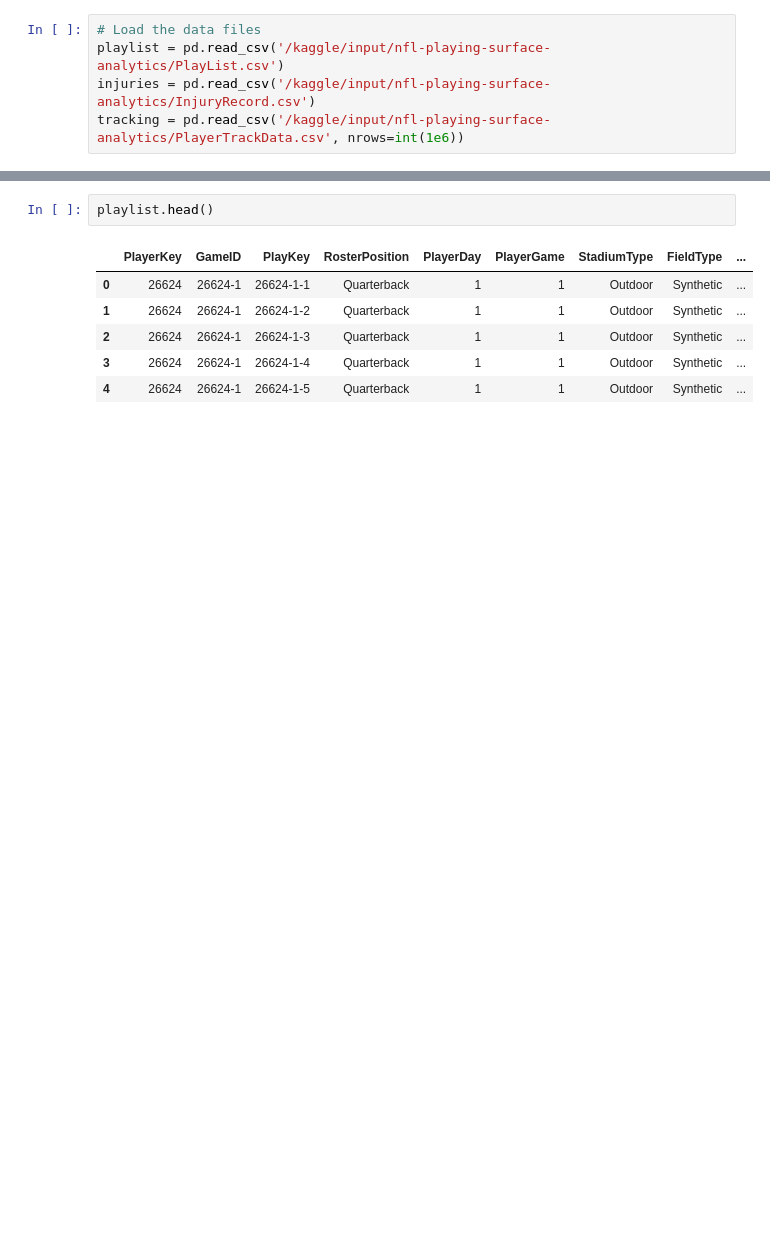
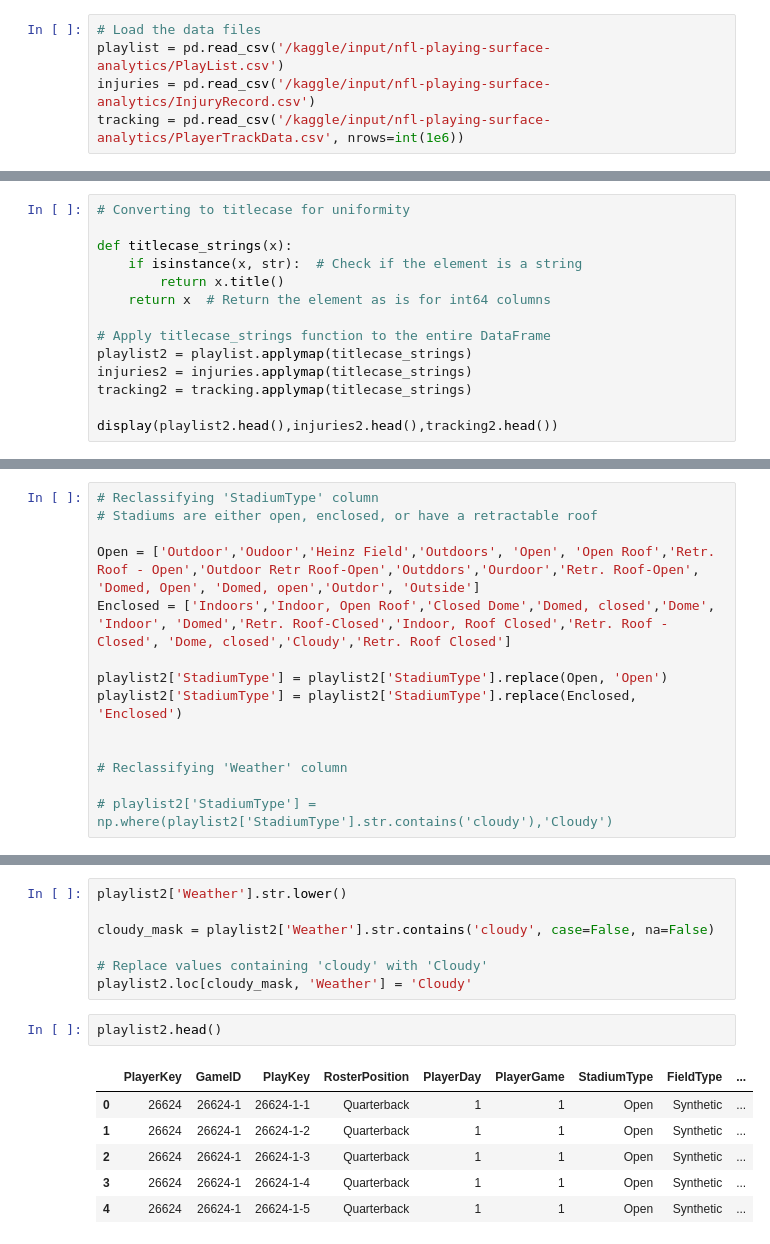
Before and after one commit to Khushir474/NFL-Injury-Investigation, a Jupyter notebook: nfl-injury-investigation.ipynb, the cells around one changed output, grey strips where cells are left out. Saved outputs shown, nothing was run; the diff lists cells and outputs as text; blank space fills up the shorter version.

Commit message:
Reclassification of 'StadiumType' and 'Weather' values in the playlist2 dataframe

```diff
--- a/nfl-injury-investigation.ipynb
+++ b/nfl-injury-investigation.ipynb
@@ -27,0 +43,14 @@ tracking = pd.read_csv('/kaggle/input/nfl-playing-surface-analytics/PlayerTrackD
+# %%
+# Converting to titlecase for uniformity
+
+def titlecase_strings(x):
+    if isinstance(x, str):  # Check if the element is a string
+        return x.title()
+    return x  # Return the element as is for int64 columns
+
+# Apply titlecase_strings function to the entire DataFrame
+playlist2 = playlist.applymap(titlecase_strings)
+injuries2 = injuries.applymap(titlecase_strings)
+tracking2 = tracking.applymap(titlecase_strings)
+
+display(playlist2.head(),injuries2.head(),tracking2.head())
@@ -27,0 +212,14 @@ tracking = pd.read_csv('/kaggle/input/nfl-playing-surface-analytics/PlayerTrackD
+# %%
+# Reclassifying 'StadiumType' column
+# Stadiums are either open, enclosed, or have a retractable roof
+
+Open = ['Outdoor','Oudoor','Heinz Field','Outdoors', 'Open', 'Open Roof','Retr. Roof - Open','Outdoor Retr Roof-Open','Outddors','Ourdoor','Retr. Roof-Open', 'Domed, Open', 'Domed, open','Outdor', 'Outside']
+Enclosed = ['Indoors','Indoor, Open Roof','Closed Dome','Domed, closed','Dome', 'Indoor', 'Domed','Retr. Roof-Closed','Indoor, Roof Closed','Retr. Roof - Closed', 'Dome, closed','Cloudy','Retr. Roof Closed']
+
+playlist2['StadiumType'] = playlist2['StadiumType'].replace(Open, 'Open')
+playlist2['StadiumType'] = playlist2['StadiumType'].replace(Enclosed, 'Enclosed')
+
+
+# Reclassifying 'Weather' column
+
+# playlist2['StadiumType'] = np.where(playlist2['StadiumType'].str.contains('cloudy'),'Cloudy')
@@ -28,9 +265,16 @@ tracking = pd.read_csv('/kaggle/input/nfl-playing-surface-analytics/PlayerTrackD
+# %%
+playlist2['Weather'].str.lower()
+
+cloudy_mask = playlist2['Weather'].str.contains('cloudy', case=False, na=False)
+
+# Replace values containing 'cloudy' with 'Cloudy'
+playlist2.loc[cloudy_mask, 'Weather'] = 'Cloudy'
 # %%
-playlist.head()
+playlist2.head()
 # %% [output]
 |  | PlayerKey | GameID | PlayKey | RosterPosition | PlayerDay | PlayerGame | StadiumType | FieldType | ... |
-| 0 | 26624 | 26624-1 | 26624-1-1 | Quarterback | 1 | 1 | Outdoor | Synthetic | ... |
-| 1 | 26624 | 26624-1 | 26624-1-2 | Quarterback | 1 | 1 | Outdoor | Synthetic | ... |
-| 2 | 26624 | 26624-1 | 26624-1-3 | Quarterback | 1 | 1 | Outdoor | Synthetic | ... |
-| 3 | 26624 | 26624-1 | 26624-1-4 | Quarterback | 1 | 1 | Outdoor | Synthetic | ... |
-| 4 | 26624 | 26624-1 | 26624-1-5 | Quarterback | 1 | 1 | Outdoor | Synthetic | ... |
+| 0 | 26624 | 26624-1 | 26624-1-1 | Quarterback | 1 | 1 | Open | Synthetic | ... |
+| 1 | 26624 | 26624-1 | 26624-1-2 | Quarterback | 1 | 1 | Open | Synthetic | ... |
+| 2 | 26624 | 26624-1 | 26624-1-3 | Quarterback | 1 | 1 | Open | Synthetic | ... |
+| 3 | 26624 | 26624-1 | 26624-1-4 | Quarterback | 1 | 1 | Open | Synthetic | ... |
+| 4 | 26624 | 26624-1 | 26624-1-5 | Quarterback | 1 | 1 | Open | Synthetic | ... |
```
Also changed, not shown: parts of 16 cells of this notebook.
